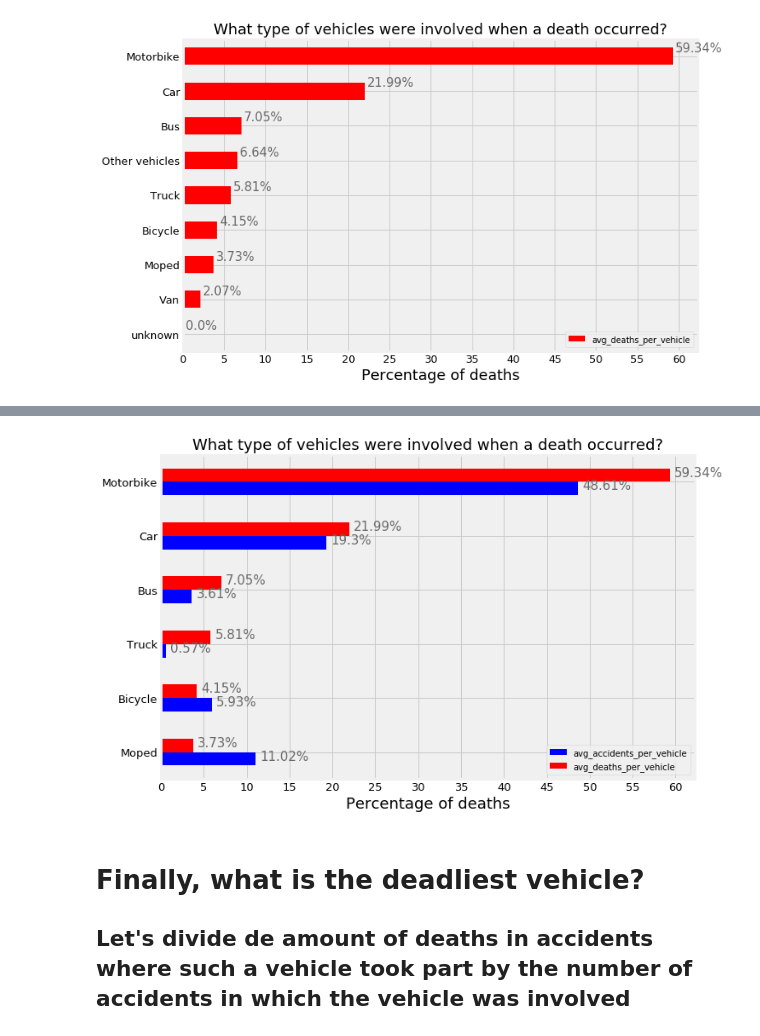
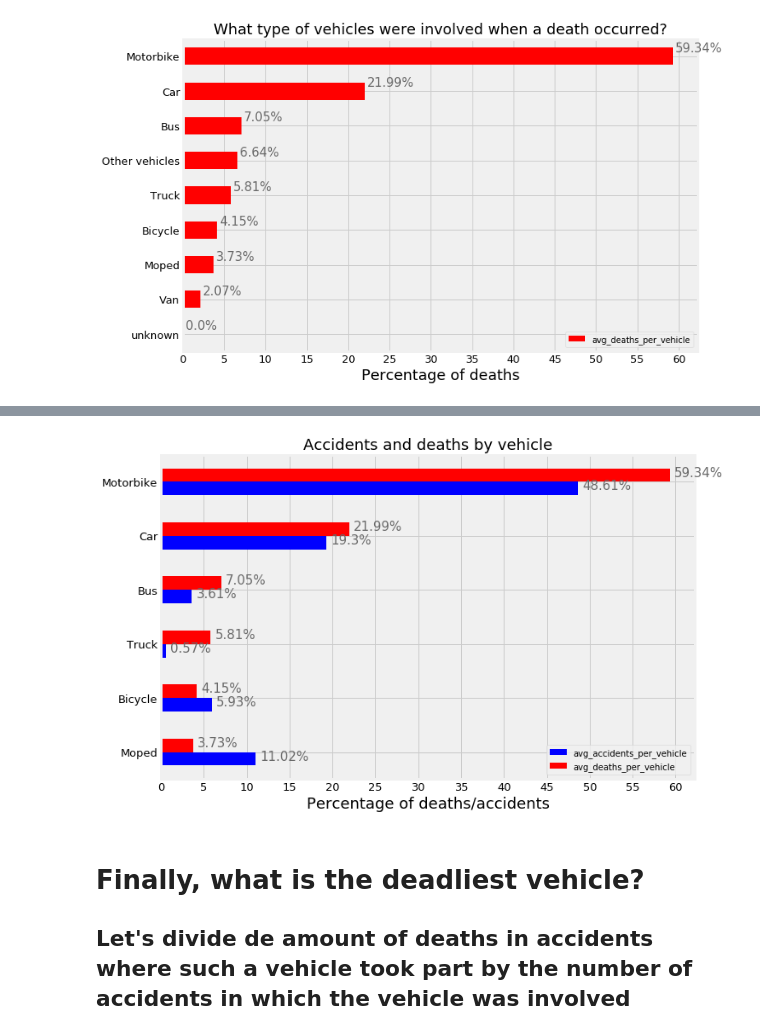
Before and after one commit to AlexChicote/BarcelonaAccidents, a Jupyter notebook: BarcelonaAccidents-2010-2018-Plotting-Accidents.ipynb, the cells around one changed output, grey strips where cells are left out. Saved outputs shown, nothing was run; the diff lists cells and outputs as text; code cells hidden in the pictures.

```diff
--- a/BarcelonaAccidents-2010-2018-Plotting-Accidents.ipynb
+++ b/BarcelonaAccidents-2010-2018-Plotting-Accidents.ipynb
@@ -442,0 +864,8 @@ plt.savefig('./charts/ratio_per_district_2018.png');
+# %%
+title = 'Deaths per neighborhood in Barcelona'
+data = neighborhood.number_of_deaths
+names = neighborhood.index
+plot_barri_data_deaths(sf, title, names, data, 2);
+x = diagonal['longitude'].values
+y = diagonal['latitude'].values
+plt.scatter(x,y,c='r')
@@ -442,0 +1122,20 @@ plt.savefig('./charts/ratio_per_district_2018.png');
+# %%
+id=0
+plt.figure(figsize=(14,14))
+for shape in censal_sf.shapeRecords():
+    x = [i[0] for i in shape.shape.points[:]]
+    y = [i[1] for i in shape.shape.points[:]]
+    plt.plot(x,y,'k')
+#     x = [i[0] for i in shape.shape.points[:]]
+#     y = [i[1] for i in shape.shape.points[:]]
+#     plt.plot(x, y, 'k')
+
+#     if (x_lim == None) & (y_lim == None):
+#         x0 = np.mean(x)
+#         y0 = np.mean(y)
+#         plt.text(x0, y0, id, fontsize=10)
+#     id = id+1
+
+# if (x_lim != None) & (y_lim != None):
+#     plt.xlim(x_lim)
+#         plt.ylim(y_lim)
@@ -442,0 +1157,8 @@ plt.savefig('./charts/ratio_per_district_2018.png');
+# %%
+plt.figure(figsize=(11,9))
+for a, b in zip(censal_sf.records(), censal_sf.shapeRecords()):
+    if a[13] == '52':
+        x = [i[0] for i in b.shape.points[:]]
+        y = [i[1] for i in b.shape.points[:]]
+    plt.plot(x,y,'k')
+    #plt.scatter(latitude,longitude)
@@ -442,0 +1171,5 @@ plt.savefig('./charts/ratio_per_district_2018.png');
+# %%
+for shape in censal_sf.shapeRecords()[0:40]:
+            x = [i[0] for i in shape.shape.points[:]]
+            y = [i[1] for i in shape.shape.points[:]]
+x,y
@@ -785,33 +1681,33 @@ df_vehicle_short
 # %%
 ax = df_vehicle_short.sort_values('avg_deaths_per_vehicle').plot(kind='barh', y = ['avg_accidents_per_vehicle','avg_deaths_per_vehicle'], figsize=(10,7),
                                         color=["blue","red"], fontsize=13);
 ax.set_alpha(0.8)
-ax.set_title("What type of vehicles were involved when a death occurred?", fontsize=18)
-ax.set_xlabel("Percentage of deaths", fontsize=18);
+ax.set_title("Accidents and deaths by vehicle", fontsize=18)
+ax.set_xlabel("Percentage of deaths/accidents", fontsize=18);
 ax.set_xticks([x for x in range(0,65,5)])
 
 # create a list to collect the plt.patches data
 totals = []
 
 # find the values and append to list
 for i in ax.patches:
     totals.append(i.get_width())
 
 # set individual bar lables using above list
 total = sum(totals)
 
 # set individual bar lables using above list
 for i in ax.patches:
     # get_width pulls left or right; get_y pushes up or down
     ax.text(i.get_width()+.5, i.get_y()+.1, \
             str(round(i.get_width(), 2))+'%', fontsize=15,
 color='dimgrey')
 ax.legend(loc=4);
 
 # # invert for largest on top
 # #ax.invert_yaxis()
 # %% [output]
-[figure, old version]
+[figure, new version]
 # %% [markdown]
 # Finally, what is the deadliest vehicle?
 ## Let's divide de amount of deaths in accidents where such a vehicle took part by the number of accidents in which the vehicle was involved
```
Also changed, not shown: parts of 106 cells of this notebook, 15 other files.
